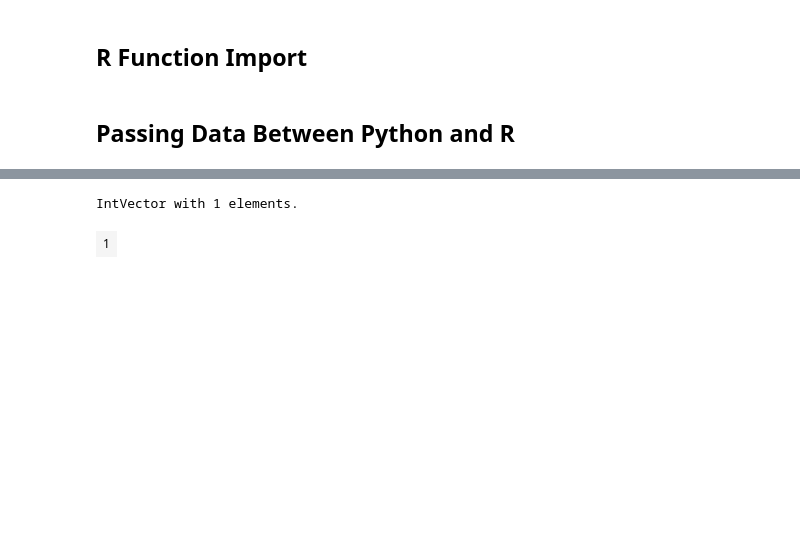
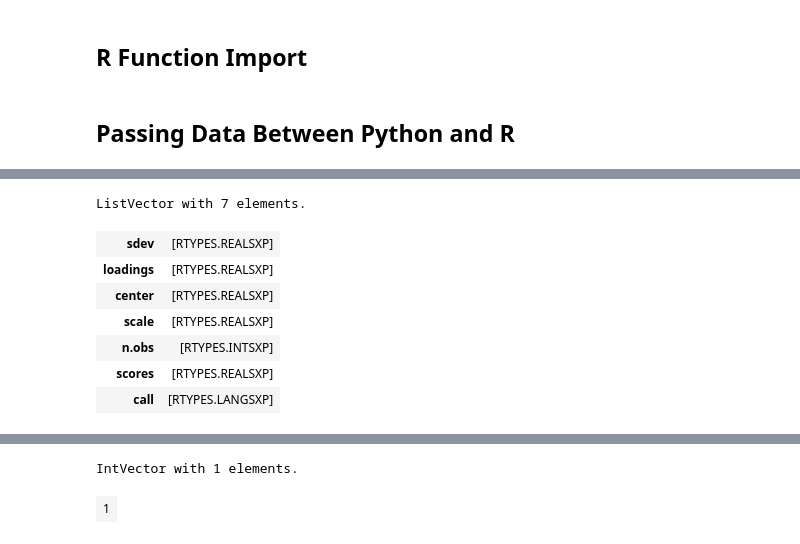
Before and after one commit to GitTorres/glm, a Jupyter notebook: research.ipynb, the cells around one changed output, grey strips where cells are left out. Cells and saved outputs as stored; diff of their text form; code cells hidden in the pictures; blank space fills up the shorter version.

```diff
--- a/research.ipynb
+++ b/research.ipynb
@@ -65,9 +73,17 @@ from rpy2.robjects.vectors import DataFrame as r_DataFrame
 # %%
-#import R functionality
+# R libraries
 r_arrow = importr('arrow')
 r_mass = importr('MASS')
+r_base = importr('base')
+r_stats = importr('stats')
+r_graphics = importr('graphics')
+r_devices = importr('grDevices')
+r_datasets = importr('datasets')
 
-r = robjects.r
+# R itself
+r = ro.r
+
+# R functions
 r_lm = r['lm']
 r_predict = r['predict']
 r_summary = r['summary']
@@ -78,6 +94,7 @@ r_png = r['png']
 r_qqnorm = r['qqnorm']
 r_lm_influence = r['lm.influence']
 r_loess_smooth = r['loess.smooth']
+r_print = ro.globalenv.find('print')
 # %%
 #create dataframe
 r_df = r_arrow.read_parquet('data.parquet')
@@ -116,0 +133,5 @@ feat_10 67.101503 0.005767612 11634.1910        0
+# %%
+m = r.matrix(r.rnorm(100), ncol=5)
+pca = r.princomp(m)
+# r.plot(pca, main="Eigen values")
+# r.biplot(pca, main="biplot")
@@ -116,0 +158,11 @@ feat_10 67.101503 0.005767612 11634.1910        0
+# %%
+pca
+# %% [output]
+ListVector with 7 elements.
+| sdev | [RTYPES.REALSXP] |
+| loadings | [RTYPES.REALSXP] |
+| center | [RTYPES.REALSXP] |
+| scale | [RTYPES.REALSXP] |
+| n.obs | [RTYPES.INTSXP] |
+| scores | [RTYPES.REALSXP] |
+| call | [RTYPES.LANGSXP] |
```
Also changed, not shown: parts of 19 cells of this notebook, 1 other file.
